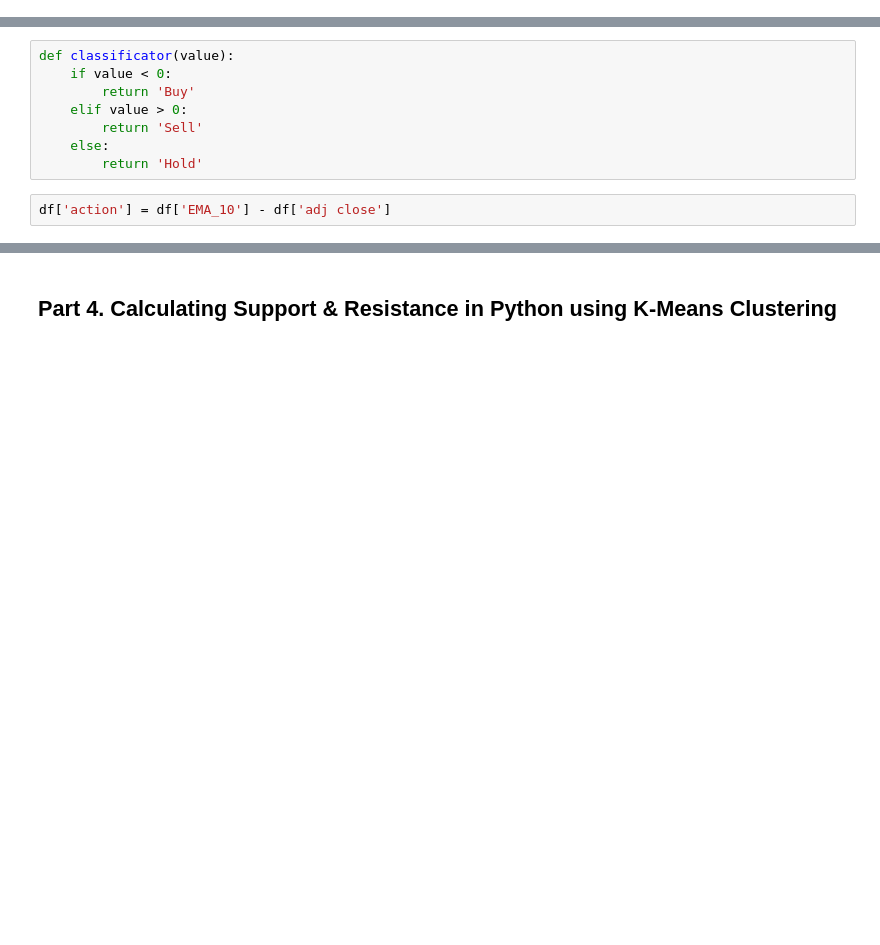
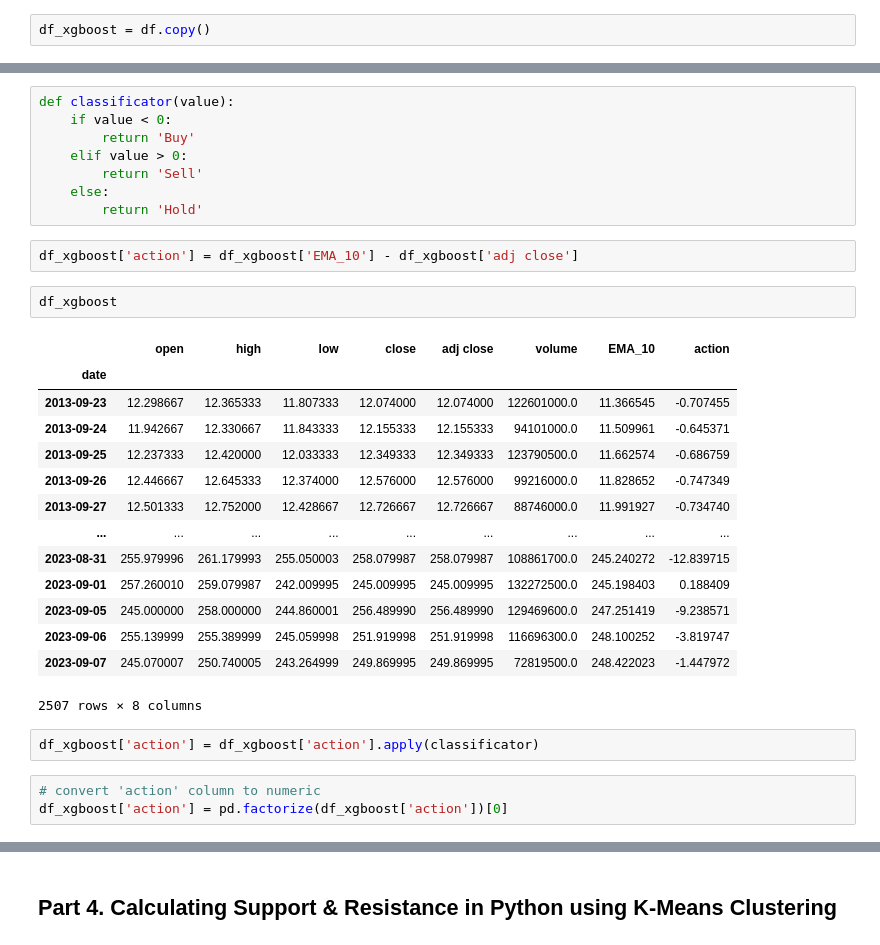
Before and after one commit to thonglamhai/stock-price-prediction, a Jupyter notebook: stock_price_prediction.ipynb, the cells around one changed output, grey strips where cells are left out. Drawn from its saved outputs; the diff is of its cells as text; blank space fills up the shorter version.

```diff
--- a/stock_price_prediction.ipynb
+++ b/stock_price_prediction.ipynb
@@ -613,0 +666,2 @@ XGBoost to identify Buy or Sell
+# %%
+df_xgboost = df.copy()
@@ -620,4 +691,26 @@ def classificator(value):
     else:
         return 'Hold'
 # %%
-df['action'] = df['EMA_10'] - df['adj close']
+df_xgboost['action'] = df_xgboost['EMA_10'] - df_xgboost['adj close']
+# %%
+df_xgboost
+# %% [output]
+|  | open | high | low | close | adj close | volume | EMA_10 | action |
+| date |  |  |  |  |  |  |  |  |
+| 2013-09-23 | 12.298667 | 12.365333 | 11.807333 | 12.074000 | 12.074000 | 122601000.0 | 11.366545 | -0.707455 |
+| 2013-09-24 | 11.942667 | 12.330667 | 11.843333 | 12.155333 | 12.155333 | 94101000.0 | 11.509961 | -0.645371 |
+| 2013-09-25 | 12.237333 | 12.420000 | 12.033333 | 12.349333 | 12.349333 | 123790500.0 | 11.662574 | -0.686759 |
+| 2013-09-26 | 12.446667 | 12.645333 | 12.374000 | 12.576000 | 12.576000 | 99216000.0 | 11.828652 | -0.747349 |
+| 2013-09-27 | 12.501333 | 12.752000 | 12.428667 | 12.726667 | 12.726667 | 88746000.0 | 11.991927 | -0.734740 |
+| ... | ... | ... | ... | ... | ... | ... | ... | ... |
+| 2023-08-31 | 255.979996 | 261.179993 | 255.050003 | 258.079987 | 258.079987 | 108861700.0 | 245.240272 | -12.839715 |
+| 2023-09-01 | 257.260010 | 259.079987 | 242.009995 | 245.009995 | 245.009995 | 132272500.0 | 245.198403 | 0.188409 |
+| 2023-09-05 | 245.000000 | 258.000000 | 244.860001 | 256.489990 | 256.489990 | 129469600.0 | 247.251419 | -9.238571 |
+| 2023-09-06 | 255.139999 | 255.389999 | 245.059998 | 251.919998 | 251.919998 | 116696300.0 | 248.100252 | -3.819747 |
+| 2023-09-07 | 245.070007 | 250.740005 | 243.264999 | 249.869995 | 249.869995 | 72819500.0 | 248.422023 | -1.447972 |
+2507 rows × 8 columns
+# %%
+df_xgboost['action'] = df_xgboost['action'].apply(classificator)
+# %%
+# convert 'action' column to numeric
+df_xgboost['action'] = pd.factorize(df_xgboost['action'])[0]
```
Also changed, not shown: parts of 30 cells of this notebook.
